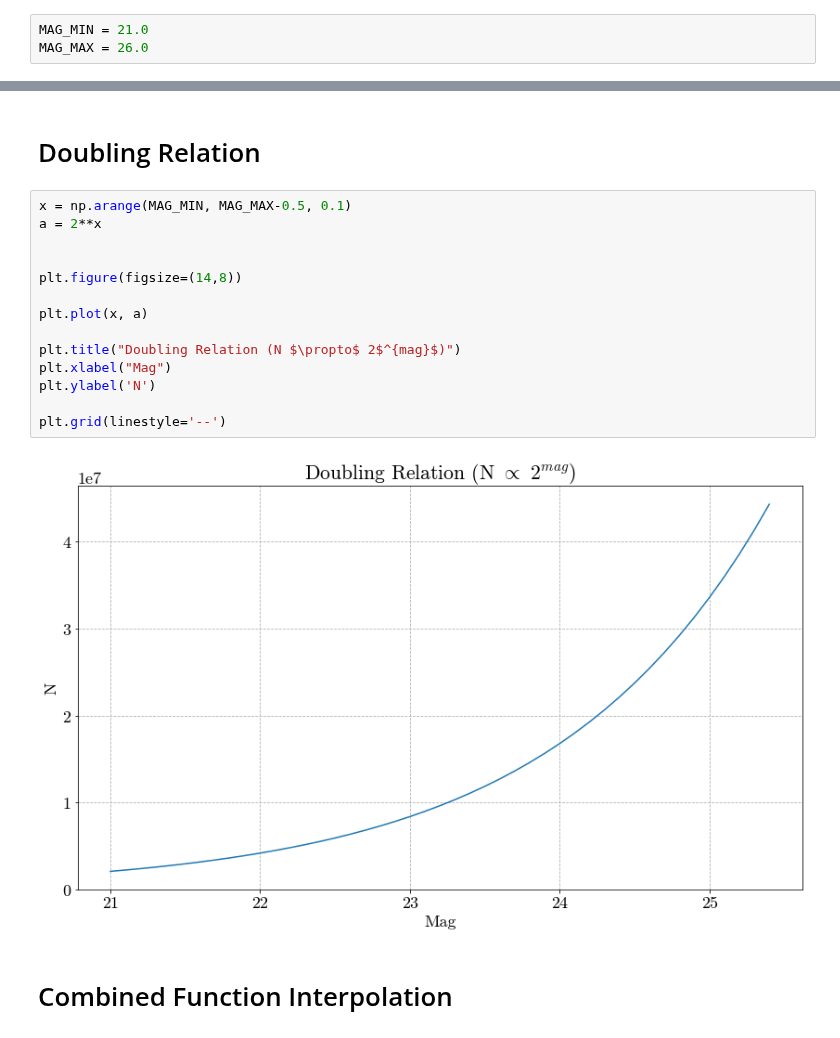
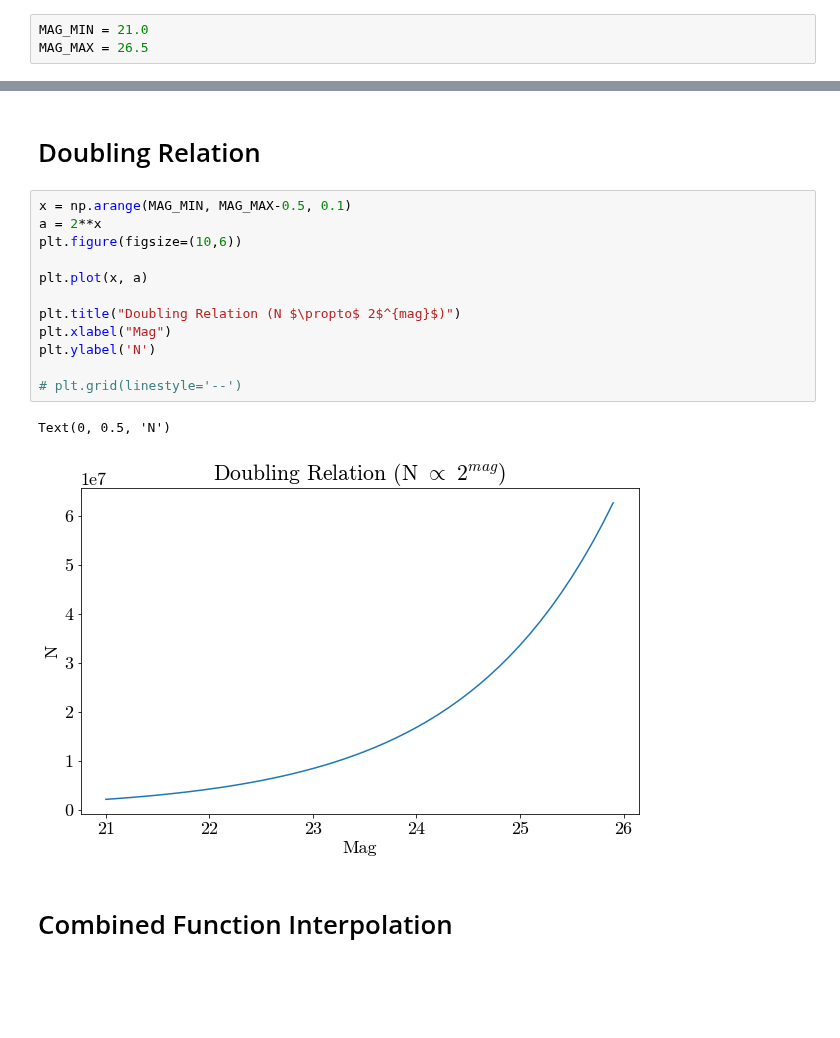
Before and after one commit to veome22/superbit_neff, a Jupyter notebook: neff_extrapolation_test.ipynb, the cells around one changed output, grey strips where cells are left out. Cells and saved outputs as stored; diff of their text form; blank space fills up the shorter version.

```diff
--- a/neff_extrapolation_test.ipynb
+++ b/neff_extrapolation_test.ipynb
@@ -55,7 +55,7 @@ SuperBIT PSF: 0.362"
 SuperBIT F814W PSF: 0.426"
 # %%
 MAG_MIN = 21.0
-MAG_MAX = 26.0
+MAG_MAX = 26.5
 # %% [markdown]
 # Extrapolation Theory
 # %% [markdown]
@@ -198,19 +199,18 @@ No handles with labels found to put in legend.
 # %%
 x = np.arange(MAG_MIN, MAG_MAX-0.5, 0.1)
 a = 2**x
-
-
-plt.figure(figsize=(14,8))
+plt.figure(figsize=(10,6))
 
 plt.plot(x, a)
 
 plt.title("Doubling Relation (N $\propto$ 2$^{mag}$)")
 plt.xlabel("Mag")
 plt.ylabel('N')
 
-plt.grid(linestyle='--')
+# plt.grid(linestyle='--')
 # %% [output]
+Text(0, 0.5, 'N')
-[figure, old version]
+[figure, new version]
 # %% [markdown]
 # Combined Function Interpolation
 # %%
```
Also changed, not shown: parts of 13 cells of this notebook.
